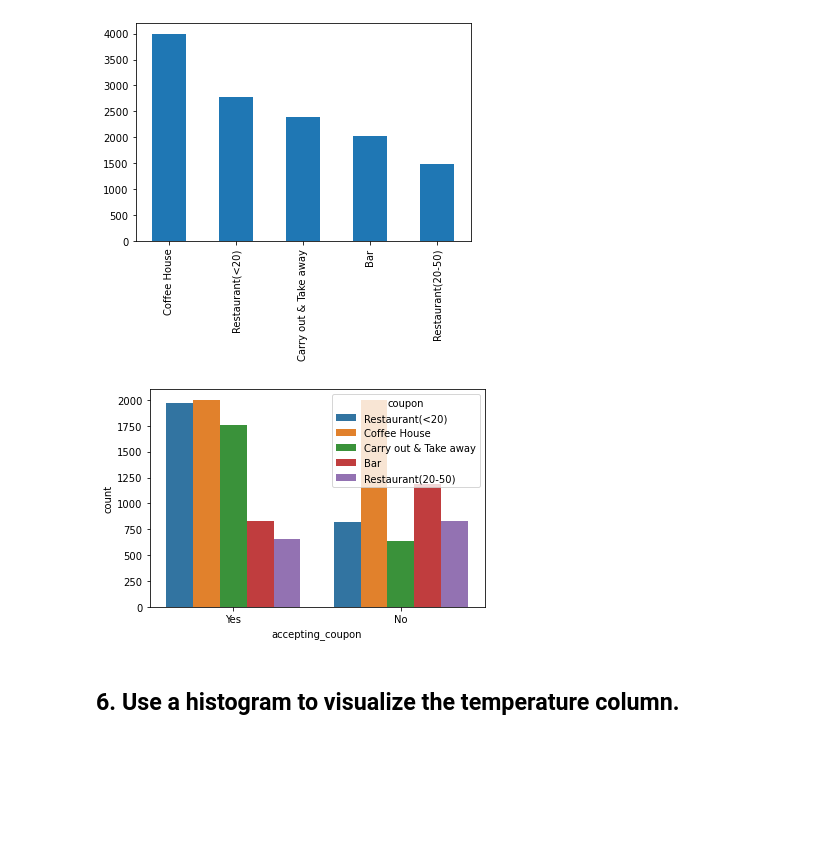
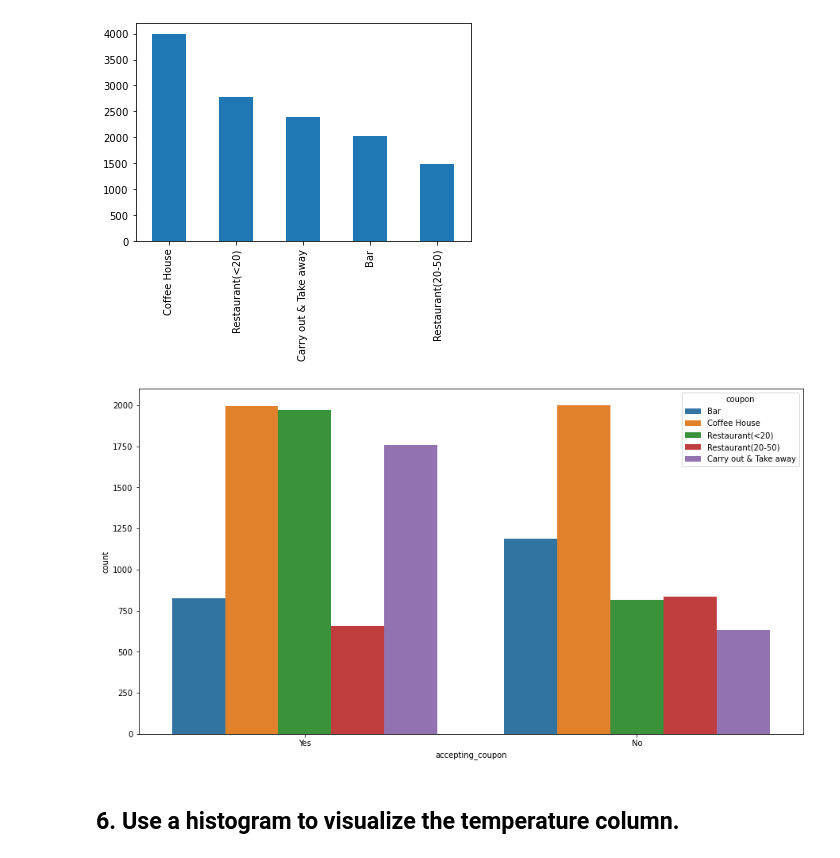
Before and after one commit to coachtech/BE_MLAI_LSTERN, a Jupyter notebook: Prompt_5_Leo_Stern.ipynb, the cells around one changed output. Drawn from its saved outputs; the diff is of its cells as text; code cells hidden in the pictures; blank space fills up the shorter version.

```diff
--- a/Prompt_5_Leo_Stern.ipynb
+++ b/Prompt_5_Leo_Stern.ipynb
@@ -284,9 +284,11 @@ data['coupon'].value_counts().plot(kind = 'bar')
 # %%
 # Using bar chart to see the types of coupons accepted and not accepted.  We see that restaurant coupons at cheap
 # restaurants  and carry out/take aways are the most likely to be accepted.  Bar coupons are the least likely to be accepted.
-x = sns.countplot(x = 'accepting_coupon', hue = 'coupon',  data = data)
+plt.figure(figsize = (15,8))
+hue_order = ['Bar', 'Coffee House', 'Restaurant(<20)', "Restaurant(20-50)", 'Carry out & Take away']
+x = sns.countplot(x = 'accepting_coupon', hue = 'coupon',  data = data, hue_order = hue_order)
 # %% [output]
-[figure, old version]
+[figure, new version]
 # %% [markdown]
 ## 6. Use a histogram to visualize the temperature column.
 # %%
```
Also changed, not shown: parts of 4 cells of this notebook.
